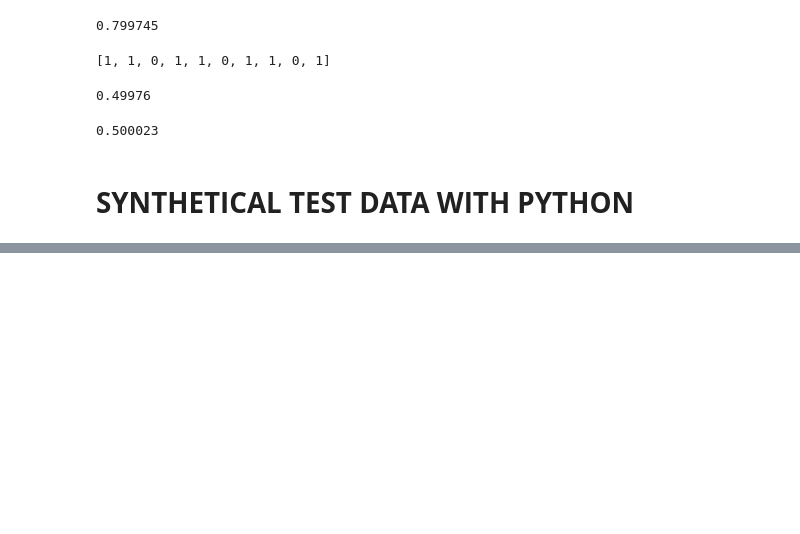
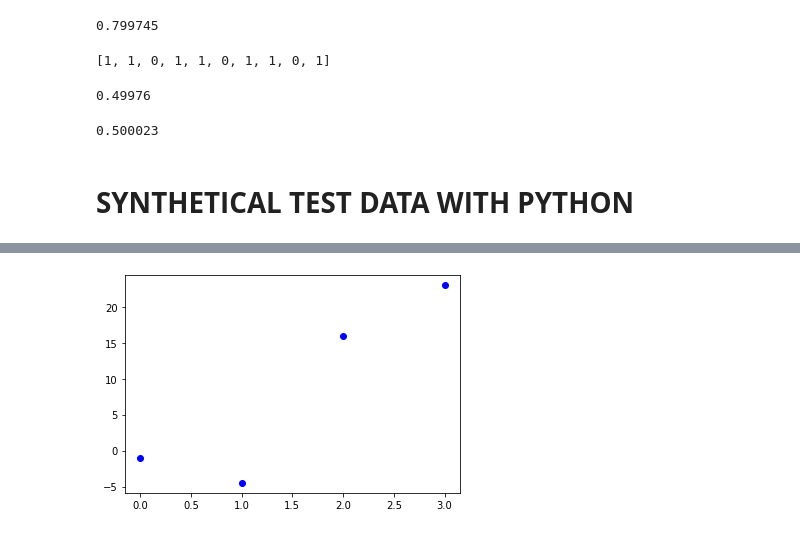
Before and after one commit to Kassaye52/kb_Python, a Jupyter notebook: bernd_klein_Python/bernd_klein_python_data_analysis/bernd_klein_python_data_analysis.ipynb, the cells around one changed output, grey strips where cells are left out. Drawn from its saved outputs; the diff is of its cells as text; code cells hidden in the pictures; blank space fills up the shorter version.

```diff
--- a/bernd_klein_Python/bernd_klein_python_data_analysis/bernd_klein_python_data_analysis.ipynb
+++ b/bernd_klein_Python/bernd_klein_python_data_analysis/bernd_klein_python_data_analysis.ipynb
@@ -2242,0 +2715,7 @@ ModuleNotFoundError: No module named 'bk_random'
+# %%
+import matplotlib.pyplot as plt
+
+plt.plot([-1, -4.5, 16, 23], "ob")
+plt.show()
+# %% [output]
+[figure, added]
```
Also changed, not shown: parts of 100 cells of this notebook, 7 other files.
